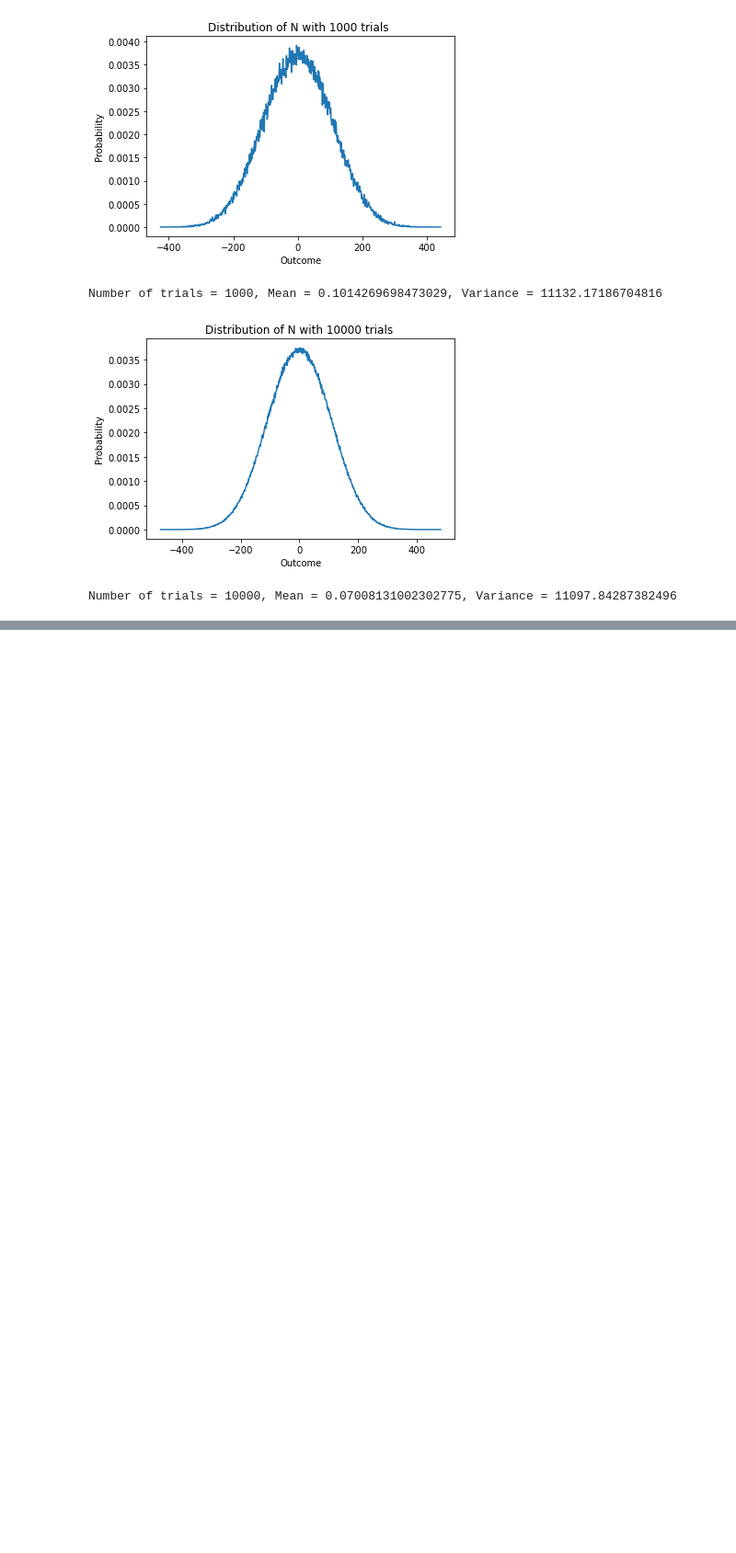
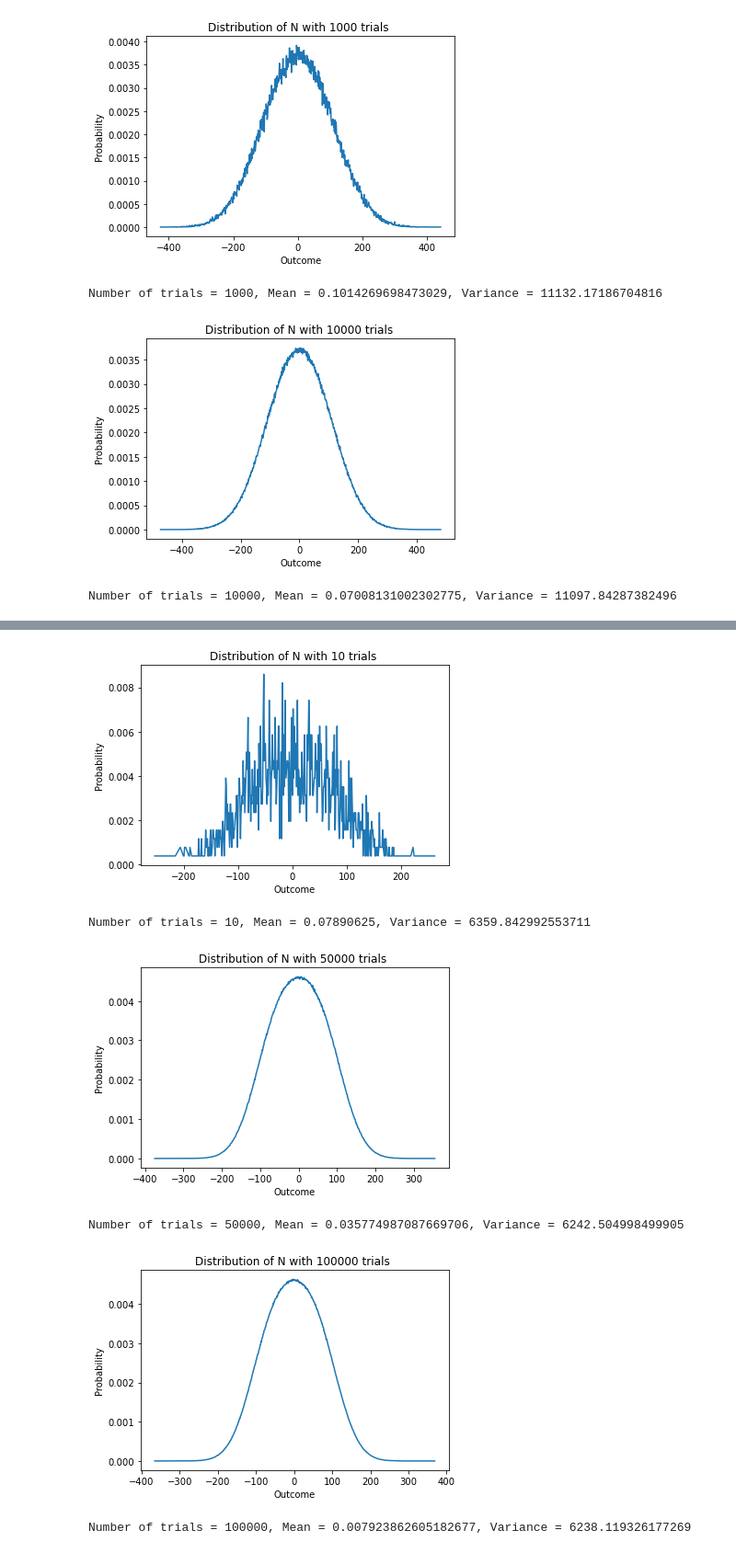
Before and after one commit to Jason-Papa/KyberPC, a Jupyter notebook: distributions.ipynb, the cells around one changed output, grey strips where cells are left out. Shown: that part at 92% size. Drawn from its saved outputs; the diff is of its cells as text; code cells hidden in the pictures; blank space fills up the shorter version.

```diff
--- a/distributions.ipynb
+++ b/distributions.ipynb
@@ -199,0 +215,9 @@ Number of trials = 10000, Mean = 0.07008131002302775, Variance = 11097.842873824
+# %%
+distribution("Kyber512", True)
+# %% [output]
+[figure, added]
+Number of trials = 10, Mean = 0.07890625, Variance = 6359.842992553711
+[figure, added]
+Number of trials = 50000, Mean = 0.035774987087669706, Variance = 6242.504998499905
+[figure, added]
+Number of trials = 100000, Mean = 0.007923862605182677, Variance = 6238.119326177269
```
Also changed, not shown: parts of 4 cells of this notebook, 5 other files.
